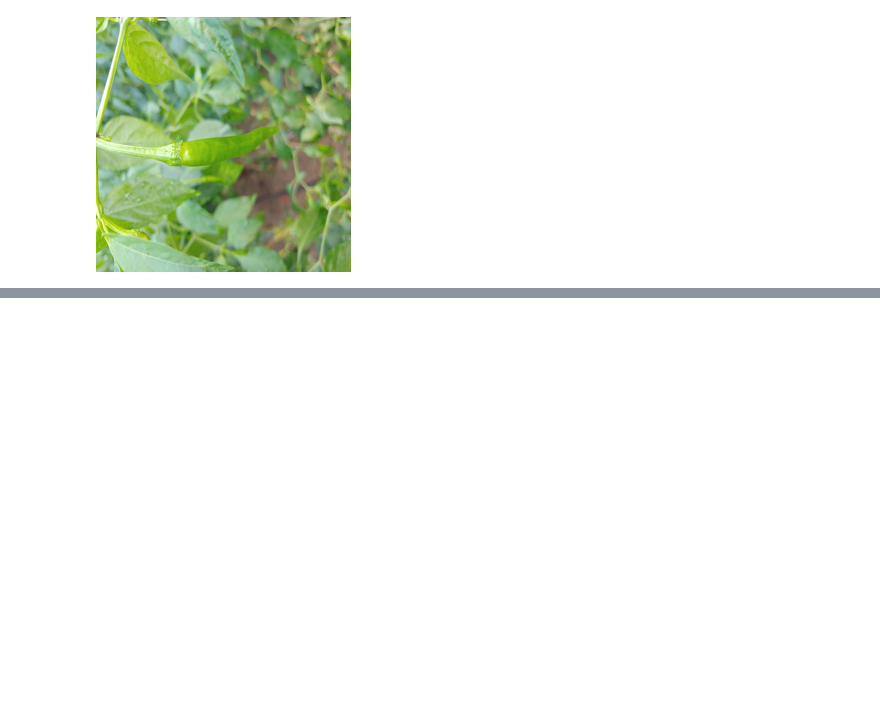
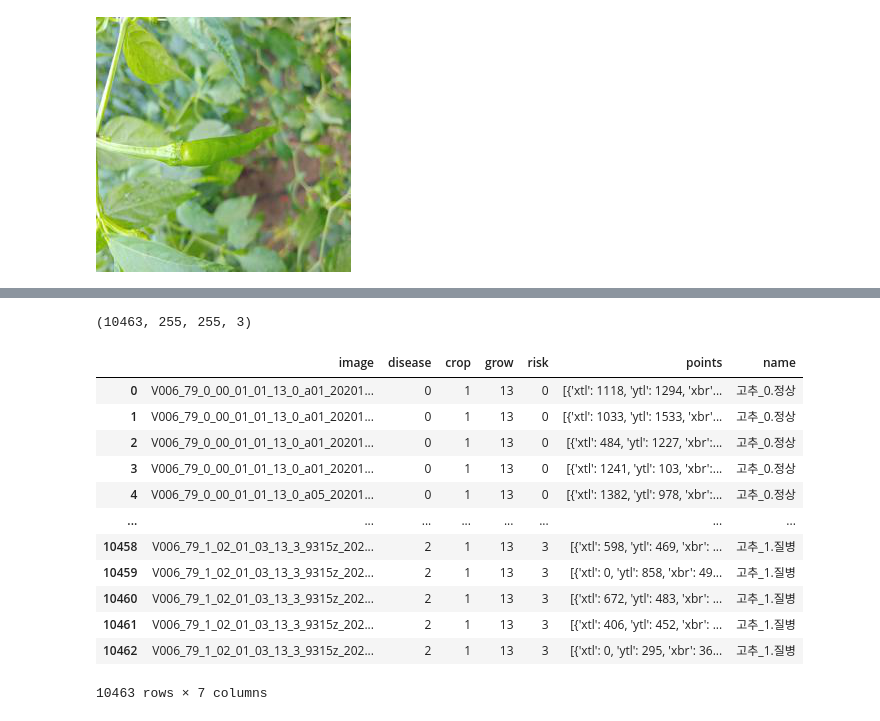
Before and after one commit to dongkyuseo/project02, a Jupyter notebook: 03_이미지분석_서동규.ipynb, the cells around one changed output, grey strips where cells are left out. Drawn from its saved outputs; the diff is of its cells as text; code cells hidden in the pictures; blank space fills up the shorter version.

```diff
--- a/03_이미지분석_서동규.ipynb
+++ b/03_이미지분석_서동규.ipynb
@@ -114,0 +120,4 @@ sample_img
+# %%
+train_pepper_0 = train_csv[:8575]
+train_pepper_0 = train_pepper_0[['image', 'disease', 'crop', 'grow', 'risk', 'points', 'name']]
+train_pepper_0.tail(2)
@@ -114,0 +128,4 @@ sample_img
+# %%
+train_pepper_1 = train_csv[8575:10463]
+train_pepper_1 = train_pepper_1[['image', 'disease', 'crop', 'grow', 'risk', 'points', 'name']]
+train_pepper_1.tail(2)
@@ -114,0 +316,20 @@ sample_img
+# %%
+print(np.shape(X))
+# %% [output]
+(10463, 255, 255, 3)
+# %%
+pd.concat([train_pepper_0, train_pepper_1])
+# %% [output]
+|  | image | disease | crop | grow | risk | points | name |
+| 0 | V006_79_0_00_01_01_13_0_a01_20201... | 0 | 1 | 13 | 0 | [{'xtl': 1118, 'ytl': 1294, 'xbr'... | 고추_0.정상 |
+| 1 | V006_79_0_00_01_01_13_0_a01_20201... | 0 | 1 | 13 | 0 | [{'xtl': 1033, 'ytl': 1533, 'xbr'... | 고추_0.정상 |
+| 2 | V006_79_0_00_01_01_13_0_a01_20201... | 0 | 1 | 13 | 0 | [{'xtl': 484, 'ytl': 1227, 'xbr':... | 고추_0.정상 |
+| 3 | V006_79_0_00_01_01_13_0_a01_20201... | 0 | 1 | 13 | 0 | [{'xtl': 1241, 'ytl': 103, 'xbr':... | 고추_0.정상 |
+| 4 | V006_79_0_00_01_01_13_0_a05_20201... | 0 | 1 | 13 | 0 | [{'xtl': 1382, 'ytl': 978, 'xbr':... | 고추_0.정상 |
+| ... | ... | ... | ... | ... | ... | ... | ... |
+| 10458 | V006_79_1_02_01_03_13_3_9315z_202... | 2 | 1 | 13 | 3 | [{'xtl': 598, 'ytl': 469, 'xbr': ... | 고추_1.질병 |
+| 10459 | V006_79_1_02_01_03_13_3_9315z_202... | 2 | 1 | 13 | 3 | [{'xtl': 0, 'ytl': 858, 'xbr': 49... | 고추_1.질병 |
+| 10460 | V006_79_1_02_01_03_13_3_9315z_202... | 2 | 1 | 13 | 3 | [{'xtl': 672, 'ytl': 483, 'xbr': ... | 고추_1.질병 |
+| 10461 | V006_79_1_02_01_03_13_3_9315z_202... | 2 | 1 | 13 | 3 | [{'xtl': 406, 'ytl': 452, 'xbr': ... | 고추_1.질병 |
+| 10462 | V006_79_1_02_01_03_13_3_9315z_202... | 2 | 1 | 13 | 3 | [{'xtl': 0, 'ytl': 295, 'xbr': 36... | 고추_1.질병 |
+10463 rows × 7 columns
```
Also changed, not shown: parts of 36 cells of this notebook.
